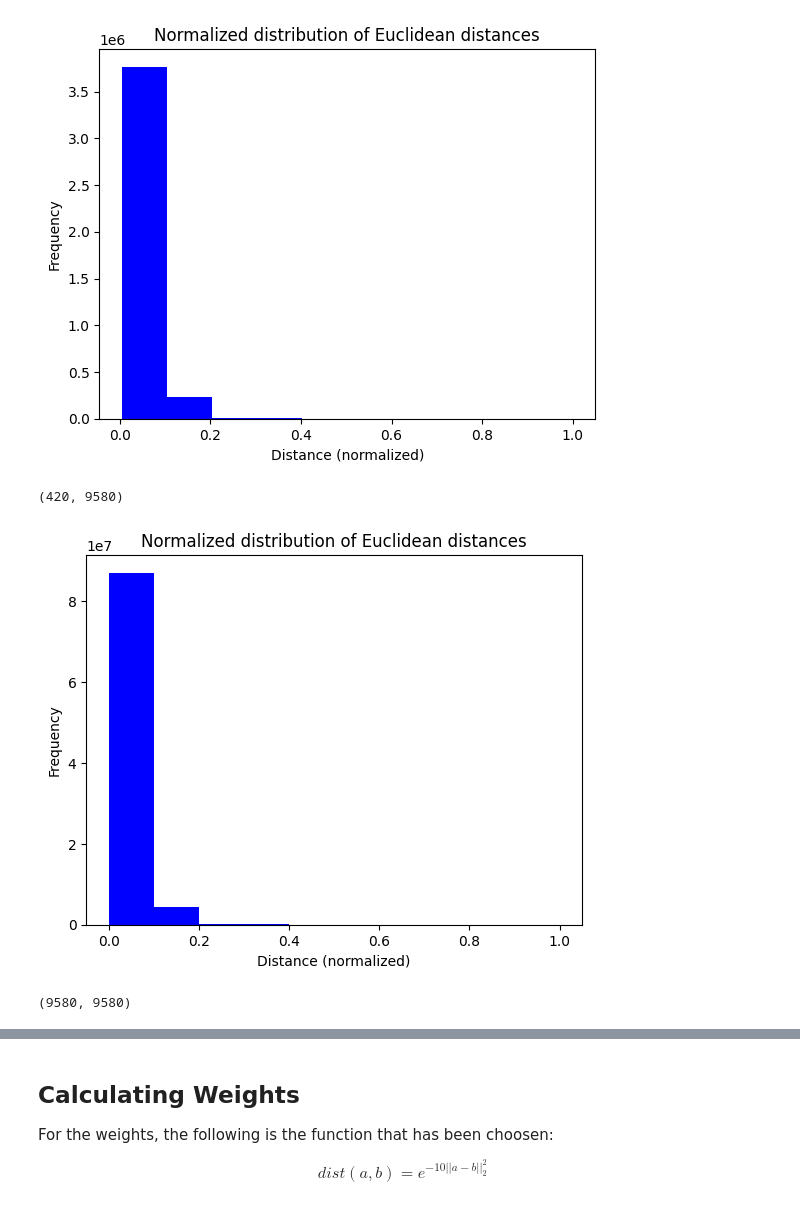
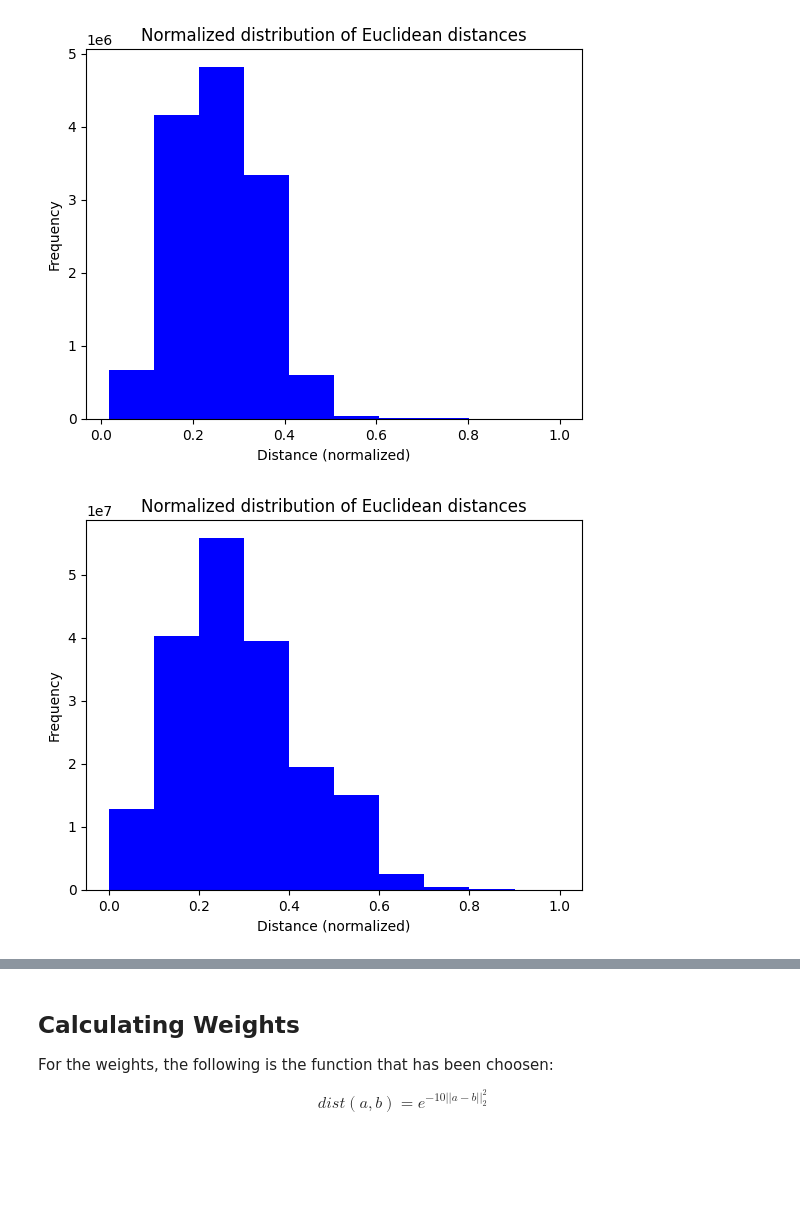
Before and after one commit to RobEngin/Optimization-Gradient-Descent, a Jupyter notebook: Homework1.ipynb, the cells around one changed output, grey strips where cells are left out. Saved outputs shown, nothing was run; the diff lists cells and outputs as text; code cells hidden in the pictures; blank space fills up the shorter version.

Commit message:
Surgical Deepnet Dataset

```diff
--- a/Homework1.ipynb
+++ b/Homework1.ipynb
@@ -8,17 +10,12 @@ import matplotlib.pyplot as plt
 # %%
 FROM_DATASET = True
-USE_LIPSCHITZ_CONSTANT = True
-OPTIMIZE_LIPSCHITZ_CONSTANT_FOR_BCGM = False
-OUTPUT_STEP = 0.1
-N_SAMPLES = 4200
+N_SAMPLES = 10000
 PARTITION = int(N_SAMPLES*0.1)
-NUM_ITERS = 60
+ITERS = 60
 EPSILON = 1e-5
-PLOT_DPI = 150
-OPTIMIZE_RANDOM = False
 
-#diabetes, smoking
-DATABASE = 'smoking'
+#diabetes, smoking, Surgical-deepnet.csv
+DATABASE = 'Surgical-deepnet'
 # %%
 
 if not FROM_DATASET:
@@ -63,6 +60,12 @@ else:
         X = X[:10000]
         y = np.where(y == 0, -1, y)
         y = y[:10000]
+
+    if DATABASE == "Surgical-deepnet":
+        data = np.genfromtxt('Surgical-deepnet.csv', delimiter=',', skip_header=1)
+        X = data[:, : -1]
+        y = data[:, -1]
+        y = np.where(y == 0, -1, y)
 # %%
 print("Dataset Lenght")
 print("Tot: " + str(len(X)) + ", lab: " + str(PARTITION) + ", unlab: " + str(len(X)-PARTITION))
@@ -98,7 +95,6 @@ Initial: 9580
 # %%
-import math
-import seaborn as sns
 
+# Calculate distances
 labeled_distances = cdist(labeled_X, unlabeled_X)
 
 # Normalize the distances
@@ -115,35 +111,25 @@ plt.title('Normalized distribution of Euclidean distances')
 
 # Show the plot
 plt.show()
-
-len(labeled_distances[0])
-
-labeled_dist_matrix = np.array(labeled_distances)
-
-labeled_dist_matrix.shape
 # %% [output]
-[figure, old version]
+[figure, new version]
-(420, 9580)
 # %%
 unlabeled_distances = cdist(unlabeled_X, unlabeled_X)
 
 # Normalize the distances
 max_distance = np.max(unlabeled_distances)
 unlabeled_normalized_distances = unlabeled_distances / max_distance
 
 # Plot the normalized distribution of distances using a histogram
 plt.hist(unlabeled_normalized_distances.flatten(), bins=10, color='blue')
 
 # Set the x and y axis labels and title
 plt.xlabel('Distance (normalized)')
 plt.ylabel('Frequency')
 plt.title('Normalized distribution of Euclidean distances')
 
 # Show the plot
 plt.show()
-
-unlabeled_distances.shape
 # %% [output]
-[figure, old version]
+[figure, new version]
-(9580, 9580)
 # %%
```
Also changed, not shown: parts of 31 cells of this notebook, 1 other file.
